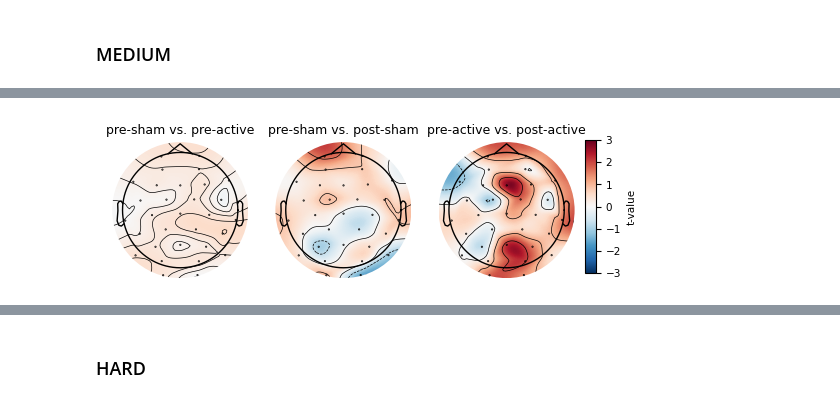
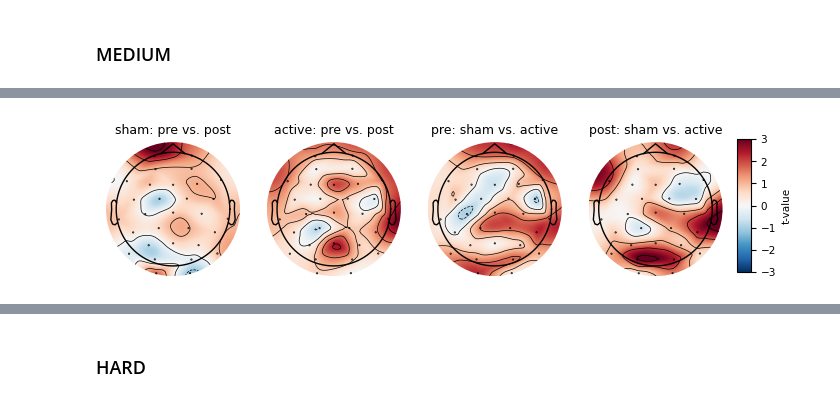
Before and after one commit to Shawnzty/tRNS-Intelligence, a Jupyter notebook: processing/aperiodic_exp/fooof_task.ipynb, the cells around one changed output, grey strips where cells are left out. Cells and saved outputs as stored; diff of their text form; code cells hidden in the pictures.

```diff
--- a/processing/aperiodic_exp/fooof_task.ipynb
+++ b/processing/aperiodic_exp/fooof_task.ipynb
@@ -576,12 +326,9 @@ def shuffle12(condition1, condition2, ratio):
     num_to_swap_condition1 = int(ratio * condition1.shape[0])
     num_to_swap_condition2 = int(ratio * condition2.shape[0])
 
-    # Ensure the number of swaps does not exceed the minimum size of both arrays
-    num_to_swap = min(num_to_swap_condition1, num_to_swap_condition2)
-
     # Step 1: Randomly select rows to swap from each condition
-    rows_to_swap_condition1 = np.random.choice(condition1.shape[0], num_to_swap, replace=False)
-    rows_to_swap_condition2 = np.random.choice(condition2.shape[0], num_to_swap, replace=False)
+    rows_to_swap_condition1 = np.random.choice(condition1.shape[0], num_to_swap_condition1, replace=False)
+    rows_to_swap_condition2 = np.random.choice(condition2.shape[0], num_to_swap_condition2, replace=False)
 
     # Step 2: Create copies of the conditions to modify
     new_condition1 = np.copy(condition1)
@@ -590,11 +337,10 @@ def shuffle12(condition1, condition2, ratio):
     # Step 3: Swap the rows between conditions
     # Temporary storage for swapping
     temp = new_condition1[rows_to_swap_condition1].copy()
-    new_condition1[rows_to_swap_condition1] = new_condition2[rows_to_swap_condition2]
-    new_condition2[rows_to_swap_condition2] = temp
+    new_condition1[rows_to_swap_condition1] = new_condition2[rows_to_swap_condition2][:num_to_swap_condition1]
+    new_condition2[rows_to_swap_condition2][:num_to_swap_condition1] = temp[:num_to_swap_condition2]
 
     return new_condition1, new_condition2
-
 
 def normalize_t_obs(t_obs): # t_obs in shape: 3 comparisons * 32 channels
     # Step 1: Find the maximum absolute value
@@ -603,26 +349,60 @@ def normalize_t_obs(t_obs): # t_obs in shape: 3 comparisons * 32 channels
     normalized_t_obs = (t_obs / max_abs_value) * 3
     return normalized_t_obs
 
-t_obs = np.zeros((3, 31))
-comparison_names = ['pre-sham vs. pre-active', 'pre-sham vs. post-sham', 'pre-active vs. post-active']
+# check missing values and replace with mean
+def check_and_fill_missing_values(data):
+    """
+    Check for missing values, return their indices,
+    and replace them with the column mean.
+    """
+    # find the indices of NaN values
+    nan_indices = np.argwhere(np.isnan(data))
 
-# pre-sham vs. pre-active
-condition1, condition2 = shuffle12(pre_sham, pre_active, ratio=0)
-t_obs[0, :] = funcs.perm_test(condition1, condition2, adjacency)
+    if nan_indices.size > 0:
+        print("Warning: Missing values found in the data. Filling with column means...")
+        print("NaN positions (row, col):")
+        print(nan_indices)
+        # mean of each column (ignoring NaN)
+        col_means = np.nanmean(data, axis=0)
+        # replace NaN values with the corresponding column mean
+        for row, col in nan_indices:
+            data[row, col] = col_means[col]
+    else:
+        print("No missing values found in the data.")
 
-# pre-sham vs. post-sham
-condition1, condition2 = shuffle12(pre_sham, post_sham, ratio=0)
-t_obs[1, :] = funcs.perm_test(condition1, condition2, adjacency)
+    return data
 
-# pre-active vs. post-active
-condition1, condition2 = shuffle12(pre_active, post_active, ratio=0)
-t_obs[2, :] = funcs.perm_test(condition1, condition2, adjacency)
+
+pre_sham_nan = check_and_fill_missing_values(pre_sham)
+post_sham_nan = check_and_fill_missing_values(post_sham)
+pre_active_nan = check_and_fill_missing_values(pre_active)
+post_active_nan = check_and_fill_missing_values(post_active)
+
+t_obs = np.zeros((4, 31))
+comparison_names = ['sham: pre vs. post', 'active: pre vs. post', 'pre: sham vs. active', 'post: sham vs. active']
+
+print("Running permutation tests for " + comparison_names[0])
+# condition1, condition2 = shuffle12(pre_sham, pre_active, ratio=0)
+t_obs[0, :] = funcs.perm_test(pre_sham_nan, post_sham_nan, adjacency)
+
+print("Running permutation tests for " + comparison_names[1])
+# condition1, condition2 = shuffle12(pre_sham, post_sham, ratio=0)
+t_obs[1, :] = funcs.perm_test(pre_active_nan, post_active_nan, adjacency)
+
+print("Running permutation tests for " + comparison_names[2])
+# condition1, condition2 = shuffle12(pre_active, post_active, ratio=0)
+t_obs[2, :] = funcs.perm_test(pre_sham_nan, pre_active_nan, adjacency)
+
+print("Running permutation tests for " + comparison_names[3])
+# condition1, condition2 = shuffle12(pre_active, post_active, ratio=0)
+t_obs[3, :] = funcs.perm_test(post_sham_nan, post_active_nan, adjacency)
+
 
 normalized_t = normalize_t_obs(t_obs)
-normalized_t[0, :] = normalized_t[0, :] * 0.2
+# normalized_t[0, :] = normalized_t[0, :] * 0.2
 
 cm = 1/2.54
-fig, axes = plt.subplots(nrows=1, ncols=len(comparison_names), figsize=(4.5*3*cm, 4.5*cm))
+fig, axes = plt.subplots(nrows=1, ncols=len(comparison_names), figsize=(4.5*4*cm, 4.5*cm))
 for j in range(len(comparison_names)):
     ax = axes[j]  # Get the correct axis from the grid
     im, cn = mne.viz.plot_topomap(normalized_t[j,:], pos=raw.info, axes=ax, show=False, contours=4, vlim=[-3, 3], cmap='RdBu_r')
@@ -636,9 +416,9 @@ cbar.set_label('t-value')
 # fig.suptitle(case_title + ', by %', fontsize=20, y=1.1)
 matplotlib.rcParams.update({'font.size': 7.5})
 fig.subplots_adjust(left=0.01, bottom=0.01, right=0.88, top=0.9)
-# save_path = os.path.join('..', '..', '..', 'paper', 'LRTC', 'LRTC_medium.eps')
-# plt.savefig(save_path, format='eps')
-# save_path = os.path.join('..', '..', '..', 'paper', 'LRTC', 'LRTC_medium.png')
-# plt.savefig(save_path, format='png', dpi=600)
+save_path = os.path.join('..', '..', '..', 'paper', 'Figure 4 fooof', 'fooof_medium.eps')
+plt.savefig(save_path, format='eps')
+save_path = os.path.join('..', '..', '..', 'paper', 'Figure 4 fooof', 'fooof_medium.png')
+plt.savefig(save_path, format='png', dpi=600)
 plt.show()
 # %% [output]
@@ -651 +445 @@ Electrodes: [24 25 28 29 30]
-[figure, old version]
+[figure, new version]
```
Also changed, not shown: parts of 16 cells of this notebook, 1 other file.
